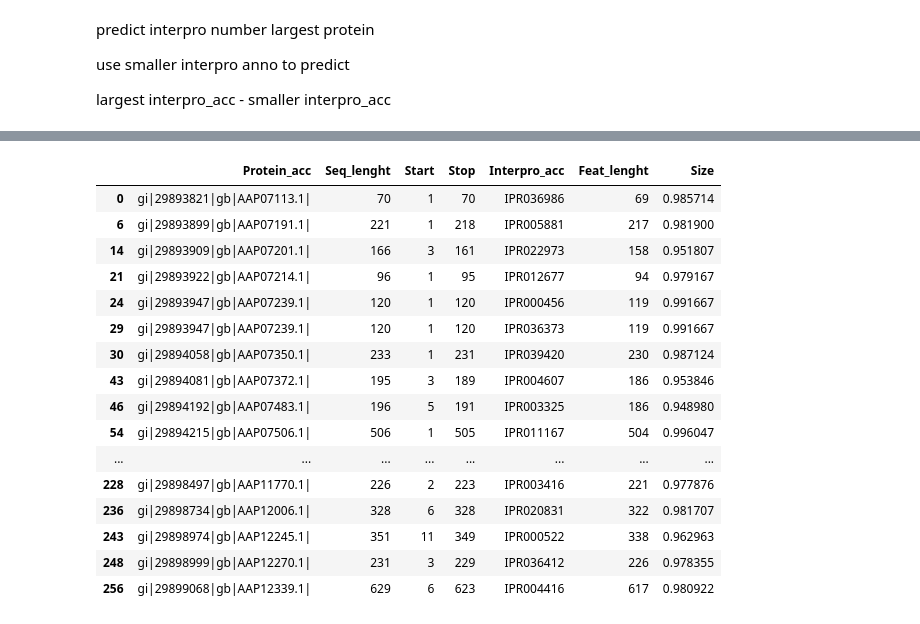
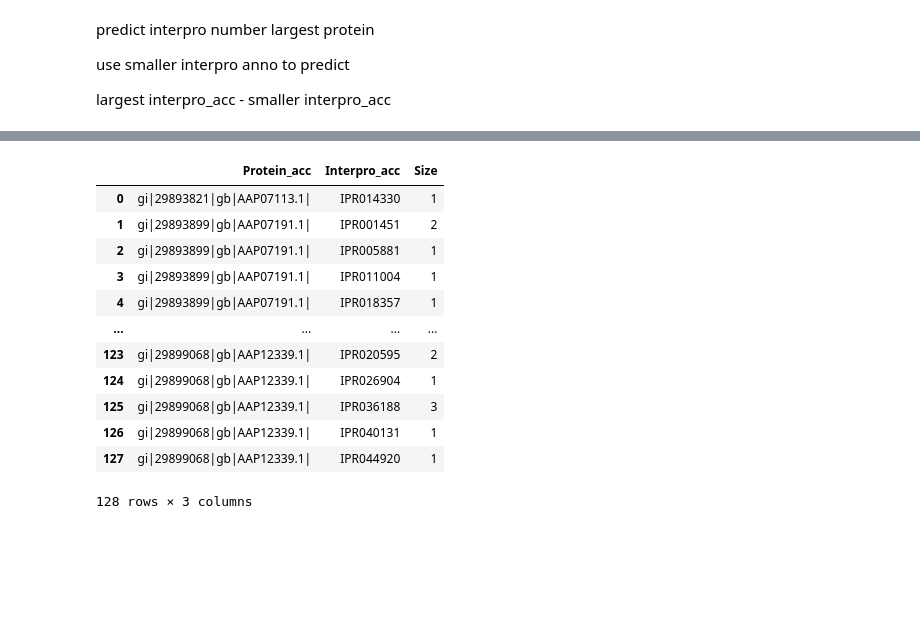
Before and after one commit to Pinatic/Programming3, a Jupyter notebook: Assignment6/Assignment6_NB.ipynb, the cells around one changed output, grey strips where cells are left out. Saved outputs shown, nothing was run; the diff lists cells and outputs as text; code cells hidden in the pictures; blank space fills up the shorter version.

Commit message:
Merged dataframes function added

```diff
--- a/Assignment6/Assignment6_NB.ipynb
+++ b/Assignment6/Assignment6_NB.ipynb
@@ -279,27 +295,23 @@ largest interpro_acc - smaller interpro_acc
 # %%
-ddf_small = ddf_small.groupby(["Protein_acc", "Interpro_acc"]).agg("count").reset_index()
+ddf_small = ddf_small.groupby(["Protein_acc", "Interpro_acc"])["Size"].agg("count").reset_index()
+# %%
+ddf_small
+# %% [output]
+|  | Protein_acc | Interpro_acc | Size |
+| 0 | gi|29893821|gb|AAP07113.1| | IPR014330 | 1 |
+| 1 | gi|29893899|gb|AAP07191.1| | IPR001451 | 2 |
+| 2 | gi|29893899|gb|AAP07191.1| | IPR005881 | 1 |
+| 3 | gi|29893899|gb|AAP07191.1| | IPR011004 | 1 |
+| 4 | gi|29893899|gb|AAP07191.1| | IPR018357 | 1 |
+| ... | ... | ... | ... |
+| 123 | gi|29899068|gb|AAP12339.1| | IPR020595 | 2 |
+| 124 | gi|29899068|gb|AAP12339.1| | IPR026904 | 1 |
+| 125 | gi|29899068|gb|AAP12339.1| | IPR036188 | 3 |
+| 126 | gi|29899068|gb|AAP12339.1| | IPR040131 | 1 |
+| 127 | gi|29899068|gb|AAP12339.1| | IPR044920 | 1 |
+128 rows × 3 columns
 # %%
 ddf_small_piv = ddf_small.pivot(index="Protein_acc", columns="Interpro_acc", values="Size")
-# %%
-ddf_large
-# %% [output]
-|  | Protein_acc | Seq_lenght | Start | Stop | Interpro_acc | Feat_lenght | Size |
-| 0 | gi|29893821|gb|AAP07113.1| | 70 | 1 | 70 | IPR036986 | 69 | 0.985714 |
-| 6 | gi|29893899|gb|AAP07191.1| | 221 | 1 | 218 | IPR005881 | 217 | 0.981900 |
-| 14 | gi|29893909|gb|AAP07201.1| | 166 | 3 | 161 | IPR022973 | 158 | 0.951807 |
-| 21 | gi|29893922|gb|AAP07214.1| | 96 | 1 | 95 | IPR012677 | 94 | 0.979167 |
-| 24 | gi|29893947|gb|AAP07239.1| | 120 | 1 | 120 | IPR000456 | 119 | 0.991667 |
-| 29 | gi|29893947|gb|AAP07239.1| | 120 | 1 | 120 | IPR036373 | 119 | 0.991667 |
-| 30 | gi|29894058|gb|AAP07350.1| | 233 | 1 | 231 | IPR039420 | 230 | 0.987124 |
-| 43 | gi|29894081|gb|AAP07372.1| | 195 | 3 | 189 | IPR004607 | 186 | 0.953846 |
-| 46 | gi|29894192|gb|AAP07483.1| | 196 | 5 | 191 | IPR003325 | 186 | 0.948980 |
-| 54 | gi|29894215|gb|AAP07506.1| | 506 | 1 | 505 | IPR011167 | 504 | 0.996047 |
-| ... | ... | ... | ... | ... | ... | ... | ... |
-| 228 | gi|29898497|gb|AAP11770.1| | 226 | 2 | 223 | IPR003416 | 221 | 0.977876 |
-| 236 | gi|29898734|gb|AAP12006.1| | 328 | 6 | 328 | IPR020831 | 322 | 0.981707 |
-| 243 | gi|29898974|gb|AAP12245.1| | 351 | 11 | 349 | IPR000522 | 338 | 0.962963 |
-| 248 | gi|29898999|gb|AAP12270.1| | 231 | 3 | 229 | IPR036412 | 226 | 0.978355 |
-| 256 | gi|29899068|gb|AAP12339.1| | 629 | 6 | 623 | IPR004416 | 617 | 0.980922 |
 # %%
 ddf_full = ddf_small_piv.merge(ddf_large, how="inner", left_on="Protein_acc", right_on="Protein_acc")
 # %%
```
Also changed, not shown: parts of 1 cell of this notebook, 1 other file.
